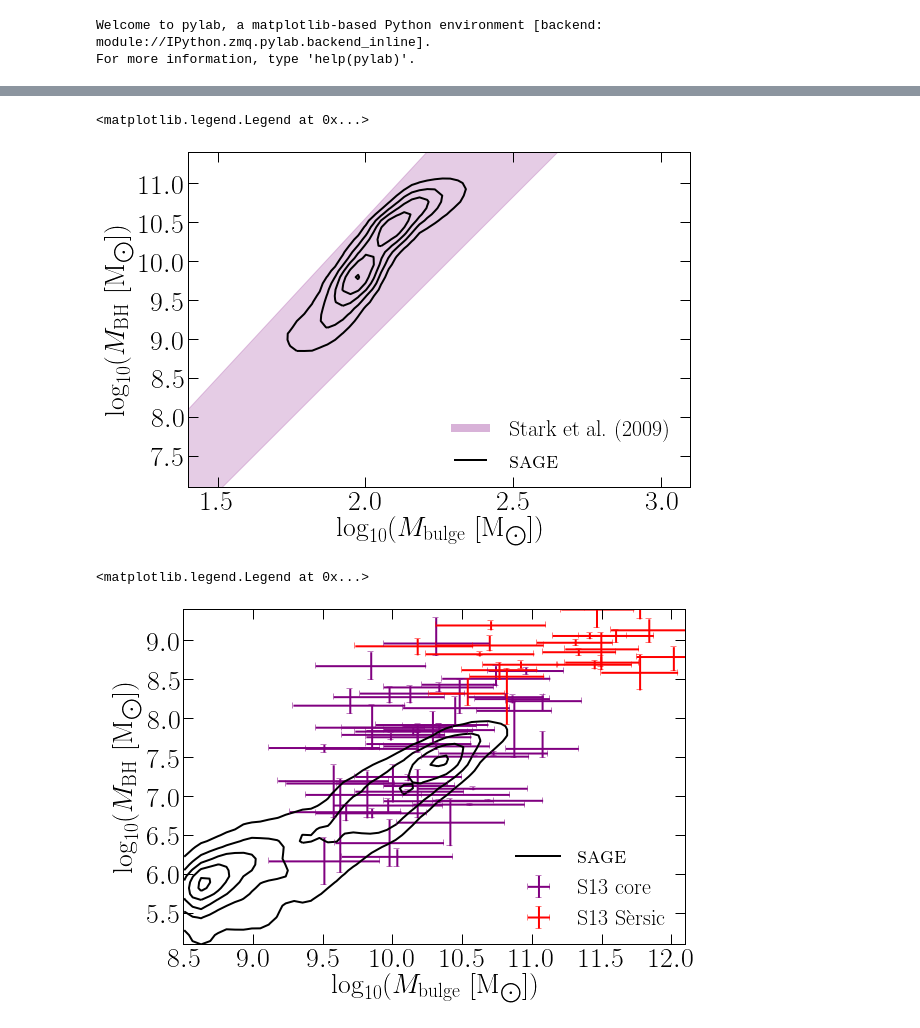
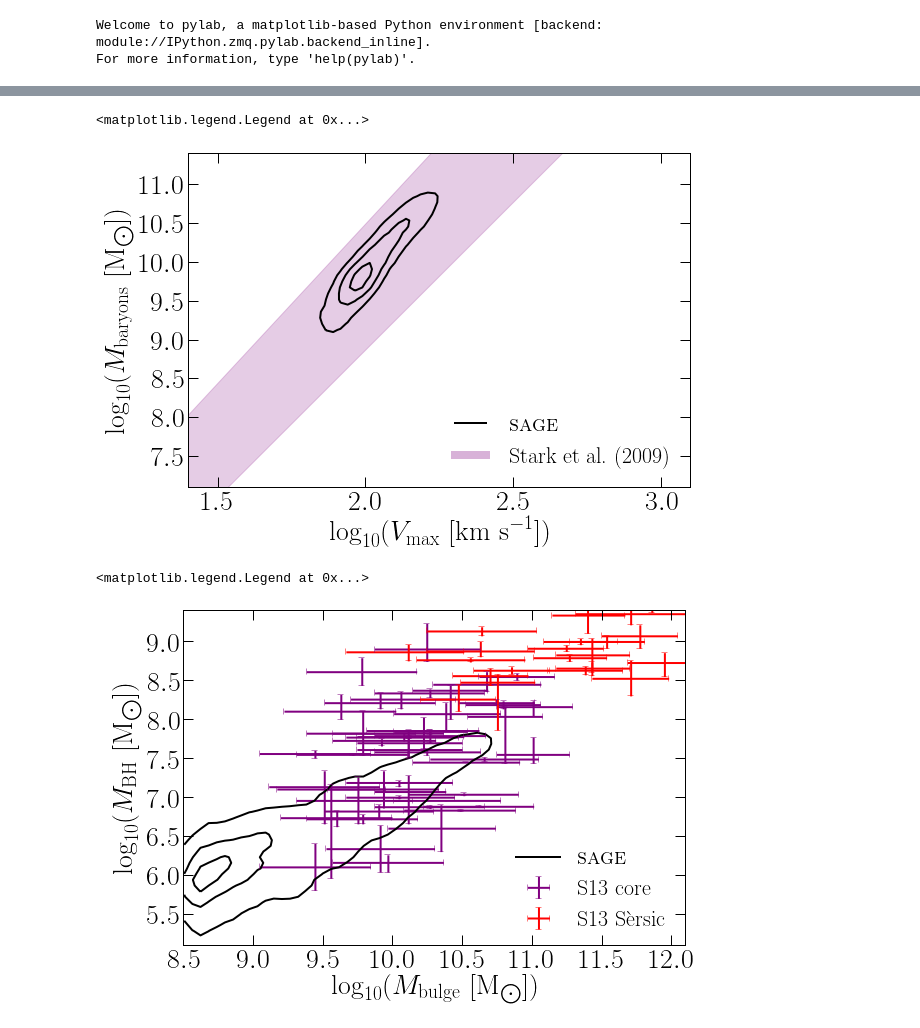
Before and after one commit to darrencroton/sage, a Jupyter notebook: output/SAGE_MM.ipynb, the cells around one changed output, grey strips where cells are left out. Cells and saved outputs as stored; diff of their text form; code cells hidden in the pictures.

```diff
--- a/output/SAGE_MM.ipynb
+++ b/output/SAGE_MM.ipynb
@@ -47,31 +46,31 @@ plt.legend(fontsize=fsize-6, loc='best', frameon=False)
 M_filt = (M.Type==0) * (M.StellarMass+M.ColdGas > 0) * (M.BulgeMass > 0.1*M.StellarMass) * (M.BulgeMass < 0.5*M.StellarMass)
 V_rot, M_bary = M.Vmax[M_filt], (M.StellarMass[M_filt]+M.ColdGas[M_filt])*1e10/h
 plt.figure()
-pr.btf_obsdata()
-pr.contour(np.log10(V_rot), np.log10(M_bary), Nbins=50, Nlevels=5)
+plt.plot([-1,-1], [-1,-2], 'k-', lw=2, label=r'\textsc{sage}') # Just for legend
+pr.btf_obsdata(h)
+pr.contour(np.log10(V_rot), np.log10(M_bary), Nbins=50, Nlevels=3)
 plt.axis([1.4, 3.1, 7.1, 11.4])
-plt.xlabel(r'$\log_{10} (M_{\rm bulge}\ [\mathrm{M}_{\bigodot}])$')
-plt.ylabel(r'$\log_{10} (M_{\rm BH}\ [\mathrm{M}_{\bigodot}])$')
-plt.plot([-1,-1], [-1,-2], 'k-', lw=2, label=r'\textsc{sage}') # Just for legend
+plt.xlabel(r'$\log_{10} (V_{\rm max}\ [\mathrm{km\ s}^{-1}])$')
+plt.ylabel(r'$\log_{10} (M_{\rm baryons}\ [\mathrm{M}_{\bigodot}])$')
 plt.legend(fontsize=fsize-6, loc='lower right', frameon=False)
 # %% [output]
 <matplotlib.legend.Legend at 0x...>
-[figure, old version]
+[figure, new version]
 # %%
 # Plot black hole -- bulge mass relation
 M_filt = (M.BlackHoleMass/h > 1e-5) * (M.BulgeMass/h > 10**-1.5)
 M_BH, M_bulge = M.BlackHoleMass[M_filt]*1e10/h, M.BulgeMass[M_filt]*1e10/h
 plt.figure()
-pr.bhbulge_obsdata()
-pr.contour(np.log10(M_bulge), np.log10(M_BH), Nbins=50, Nlevels=5)
+plt.plot([-1,-1], [-1,-2], 'k-', lw=2, label=r'\textsc{sage}') # Just for legend
+pr.bhbulge_obsdata(h)
+pr.contour(np.log10(M_bulge), np.log10(M_BH), Nbins=50, Nlevels=3)
 plt.axis([8.5, 12.1, 5.1, 9.4])
 plt.xlabel(r'$\log_{10} (M_{\rm bulge}\ [\mathrm{M}_{\bigodot}])$')
 plt.ylabel(r'$\log_{10} (M_{\rm BH}\ [\mathrm{M}_{\bigodot}])$')
-plt.plot([-1,-1], [-1,-2], 'k-', lw=2, label=r'\textsc{sage}') # Just for legend
 plt.legend(fontsize=fsize-6, loc='best', frameon=False, numpoints=1)
 # %% [output]
 <matplotlib.legend.Legend at 0x...>
-[figure, old version]
+[figure, new version]
 # %%
 # Plot the stellar mass -- gas metallicity relationship
 M_filt = (M.Type==0) * (M.ColdGas > 0) * (M.MetalsColdGas > 0) * (M.StellarMass > 0.01)
```
Also changed, not shown: parts of 5 cells of this notebook.
